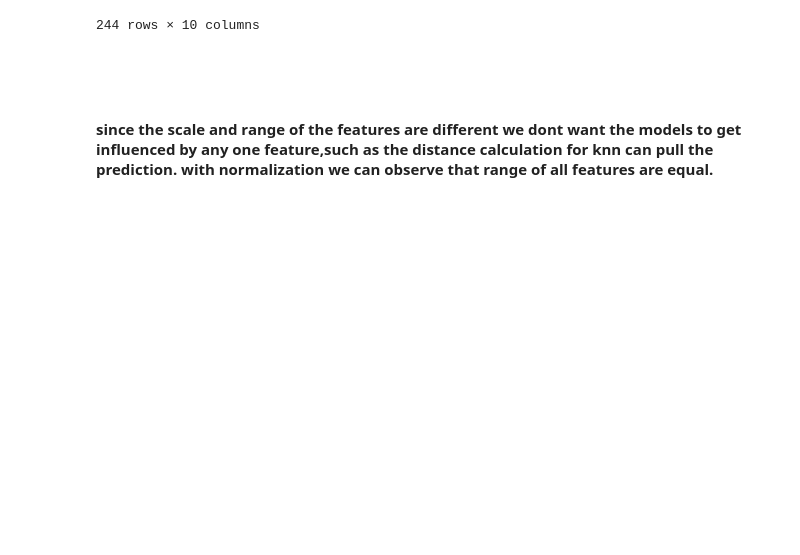
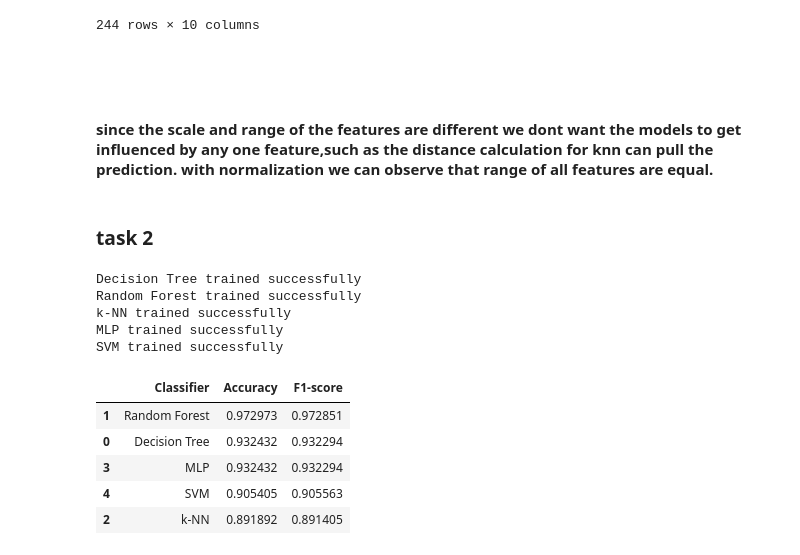
Before and after one commit to vamsik1606/AI_PR_course, a Jupyter notebook: task1_grp19.ipynb, the cells around one changed output. Cells and saved outputs as stored; diff of their text form; code cells hidden in the pictures; blank space fills up the shorter version.

Commit message:
updated task2

```diff
--- a/task1_grp19.ipynb
+++ b/task1_grp19.ipynb
@@ -298,3 +315,5 @@ X_scaled_df
 ###
 # %% [markdown]
 #### since the scale and range of the features are different we dont want the models to get influenced by any one feature,such as the distance calculation for knn can pull the prediction. with normalization we can observe that range of all features are equal.
+# %% [markdown]
+### task 2
@@ -300,0 +326,54 @@ X_scaled_df
+# %%
+#Train different classifiers (Decision Tree, Random Forest, k-NN, MLP, SVM,
+#etc.) using the training set.
+
+from sklearn.tree import DecisionTreeClassifier
+from sklearn.ensemble import RandomForestClassifier
+from sklearn.neighbors import KNeighborsClassifier
+from sklearn.neural_network import MLPClassifier
+from sklearn.svm import SVC
+
+models = {
+    "Decision Tree": DecisionTreeClassifier(random_state=42),
+    "Random Forest": RandomForestClassifier(random_state=42),
+    "k-NN": KNeighborsClassifier(),
+    "MLP": MLPClassifier(max_iter=1000, random_state=42),
+    "SVM": SVC()
+}
+
+for name, model in models.items():
+    model.fit(X_train, y_train)
+    print(f"{name} trained successfully")
+# %% [output]
+Decision Tree trained successfully
+Random Forest trained successfully
+k-NN trained successfully
+MLP trained successfully
+SVM trained successfully
+# %%
+from sklearn.metrics import accuracy_score, f1_score
+
+results = []
+
+for name, model in models.items():
+    y_pred = model.predict(X_test)
+
+    results.append({
+        "Classifier": name,
+        "Accuracy": accuracy_score(y_test, y_pred),
+        "F1-score": f1_score(
+            y_test, y_pred, average="weighted"
+        )
+    })
+
+results_df = pd.DataFrame(results)
+results_df.sort_values(
+    by="Accuracy", ascending=False
+)
+# %% [output]
+|  | Classifier | Accuracy | F1-score |
+| 1 | Random Forest | 0.972973 | 0.972851 |
+| 0 | Decision Tree | 0.932432 | 0.932294 |
+| 3 | MLP | 0.932432 | 0.932294 |
+| 4 | SVM | 0.905405 | 0.905563 |
+| 2 | k-NN | 0.891892 | 0.891405 |
```
Also changed, not shown: parts of 7 cells of this notebook.
